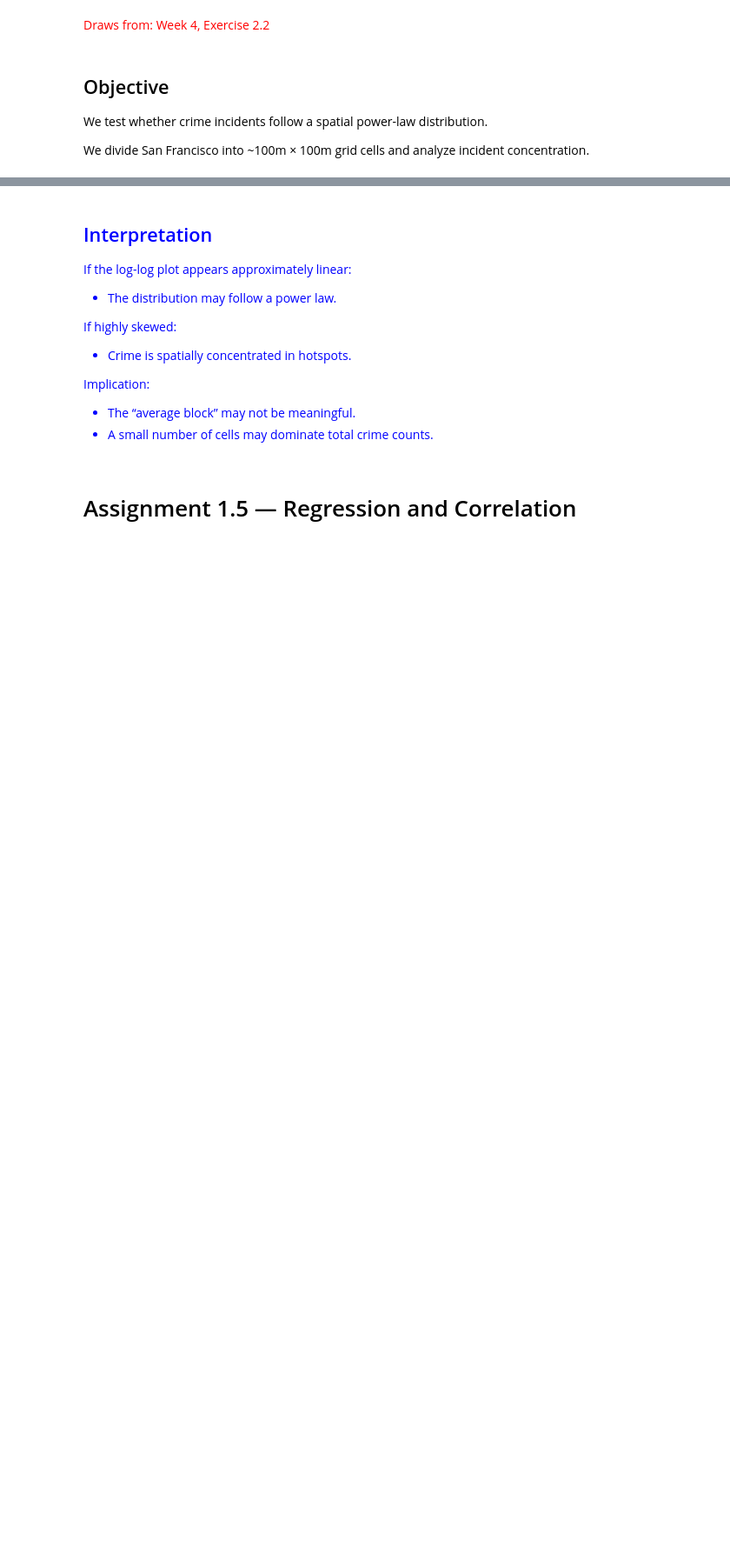
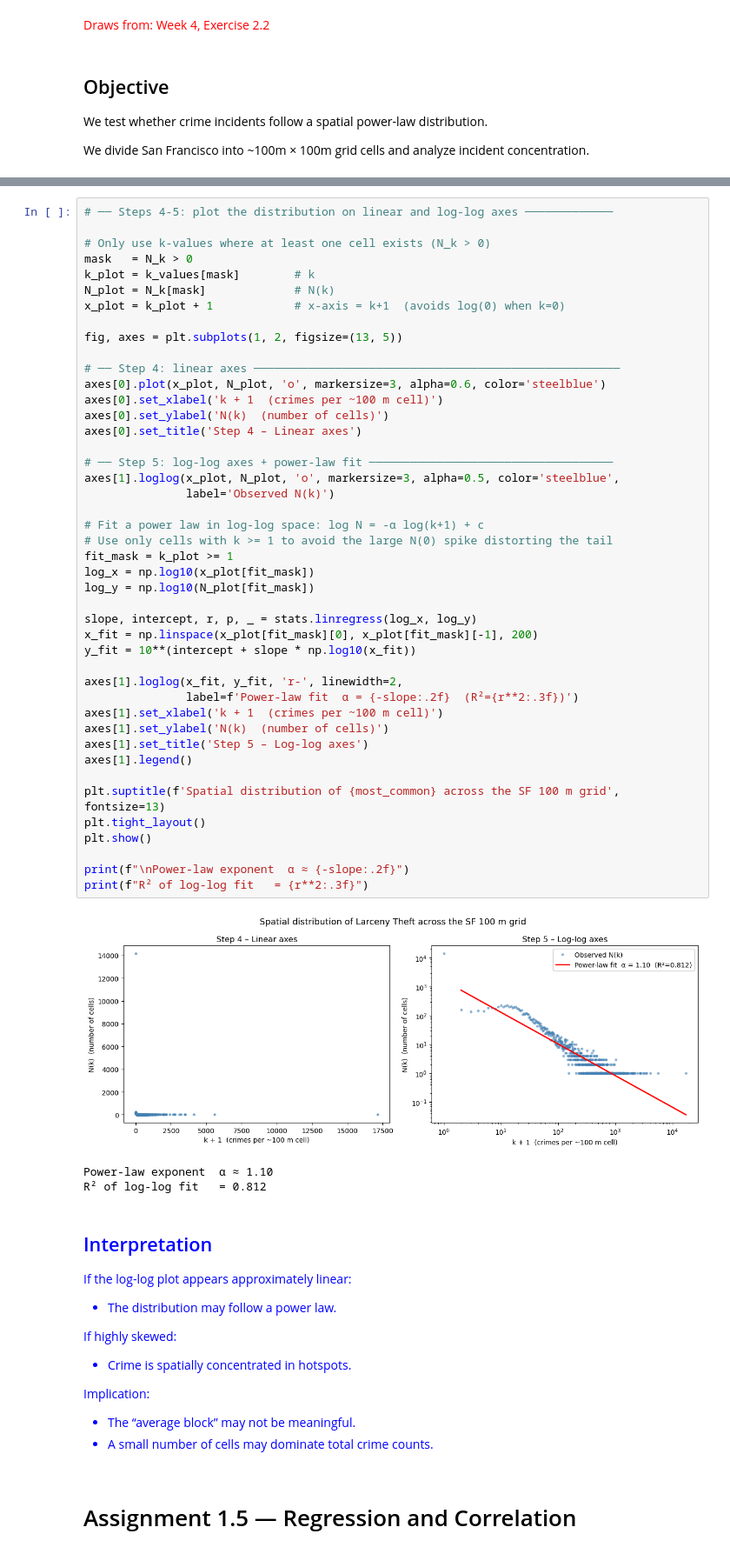
Before and after one commit to vichalder/social_data_viz_2026_group_75, a Jupyter notebook: Assignments/Assignment1G75_kat.ipynb, the cells around one changed output, grey strips where cells are left out. Shown at 87% size. Cells and saved outputs as stored; diff of their text form; blank space fills up the shorter version.

```diff
--- a/Assignments/Assignment1G75_kat.ipynb
+++ b/Assignments/Assignment1G75_kat.ipynb
@@ -569,3 +586,51 @@ We divide San Francisco into ~100m × 100m grid cells and analyze incident conce
+# %%
+# ── Steps 4-5: plot the distribution on linear and log-log axes ─────────────
+
+# Only use k-values where at least one cell exists (N_k > 0)
+mask   = N_k > 0
+k_plot = k_values[mask]        # k
+N_plot = N_k[mask]             # N(k)
+x_plot = k_plot + 1            # x-axis = k+1  (avoids log(0) when k=0)
+
+fig, axes = plt.subplots(1, 2, figsize=(13, 5))
+
+# ── Step 4: linear axes ──────────────────────────────────────────────────────
+axes[0].plot(x_plot, N_plot, 'o', markersize=3, alpha=0.6, color='steelblue')
+axes[0].set_xlabel('k + 1  (crimes per ~100 m cell)')
+axes[0].set_ylabel('N(k)  (number of cells)')
+axes[0].set_title('Step 4 – Linear axes')
+
+# ── Step 5: log-log axes + power-law fit ────────────────────────────────────
+axes[1].loglog(x_plot, N_plot, 'o', markersize=3, alpha=0.5, color='steelblue',
+               label='Observed N(k)')
+
+# Fit a power law in log-log space: log N = -α log(k+1) + c
+# Use only cells with k >= 1 to avoid the large N(0) spike distorting the tail
+fit_mask = k_plot >= 1
+log_x = np.log10(x_plot[fit_mask])
+log_y = np.log10(N_plot[fit_mask])
+
+slope, intercept, r, p, _ = stats.linregress(log_x, log_y)
+x_fit = np.linspace(x_plot[fit_mask][0], x_plot[fit_mask][-1], 200)
+y_fit = 10**(intercept + slope * np.log10(x_fit))
+
+axes[1].loglog(x_fit, y_fit, 'r-', linewidth=2,
+               label=f'Power-law fit  α = {-slope:.2f}  (R²={r**2:.3f})')
+axes[1].set_xlabel('k + 1  (crimes per ~100 m cell)')
+axes[1].set_ylabel('N(k)  (number of cells)')
+axes[1].set_title('Step 5 – Log-log axes')
+axes[1].legend()
+
+plt.suptitle(f'Spatial distribution of {most_common} across the SF 100 m grid', fontsize=13)
+plt.tight_layout()
+plt.show()
+
+print(f"\nPower-law exponent  α ≈ {-slope:.2f}")
+print(f"R² of log-log fit   = {r**2:.3f}")
+# %% [output]
+[figure, added]
+Power-law exponent  α ≈ 1.10
+R² of log-log fit   = 0.812
 # %% [markdown]
 <div style="color:blue;">
 
```
Also changed, not shown: parts of 5 cells of this notebook.
